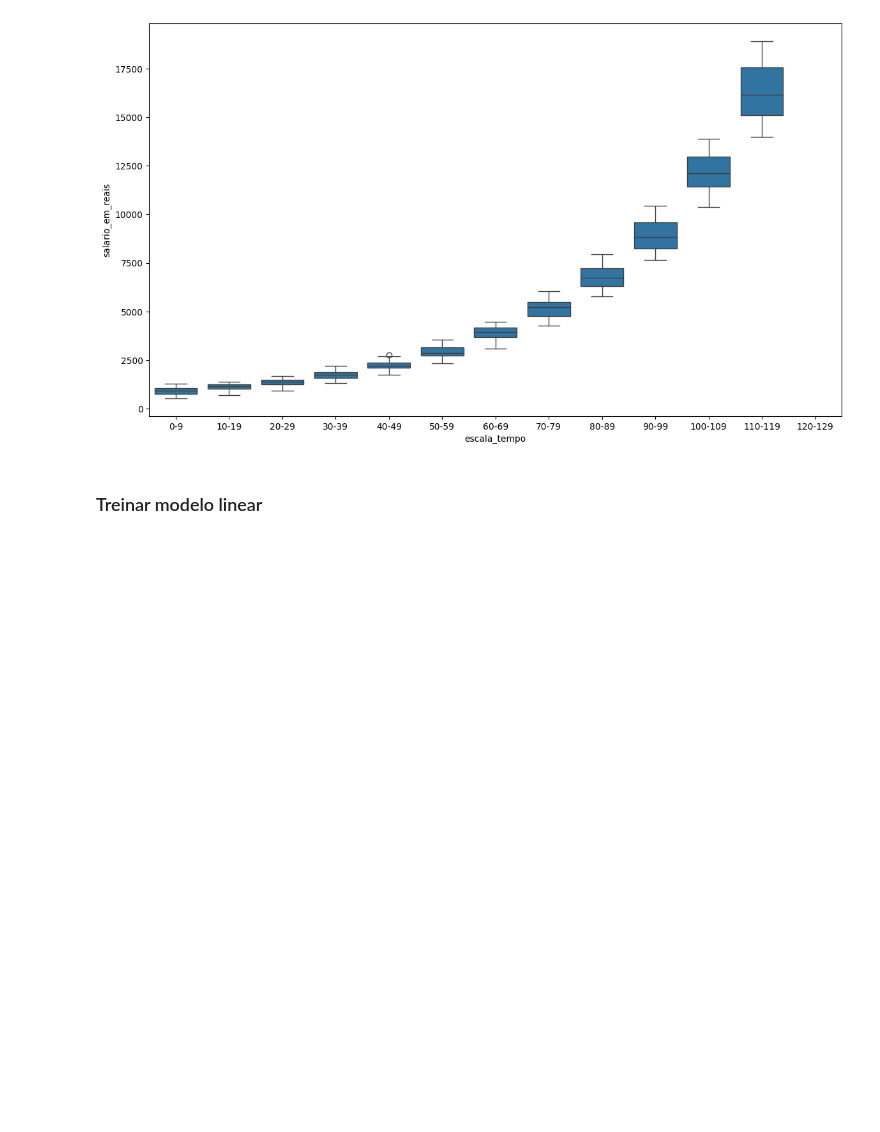
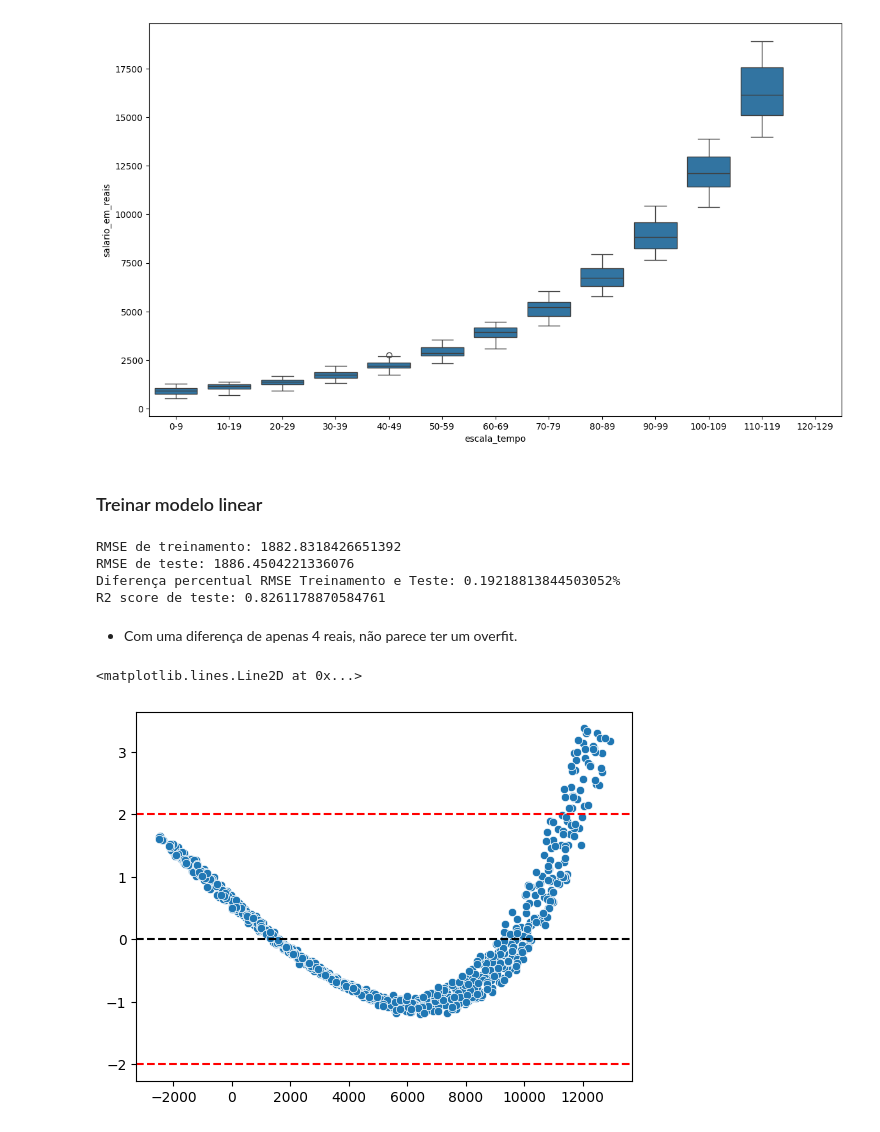
Before and after one commit to rcmonteiro/curso-ia-rocketseat, a Jupyter notebook: regressao_polinomial/modelo_salario.ipynb, the cells around one changed output. Saved outputs shown, nothing was run; the diff lists cells and outputs as text; code cells hidden in the pictures; blank space fills up the shorter version.

Commit message:
chore: linear regression model analysis

```diff
--- a/regressao_polinomial/modelo_salario.ipynb
+++ b/regressao_polinomial/modelo_salario.ipynb
@@ -249,3 +249,51 @@ for train_index, test_index in kf.split(X):
   r2_scores_fold_test.append(r2_test)
   residuos.append(residuos_test)
   y_pred_total.append(y_test_pred)
+
+# Tirar a média das métricas armazenadas
+rmse_train_final = np.mean(rmse_scores_fold_train)
+rmse_test_final = np.mean(rmse_scores_fold_test)
+r2_test_final = np.mean(r2_scores_fold_test)
+
+# Qual a diferença percentual entre o RMSE de treinamento e teste
+rmse_difference = (rmse_test_final - rmse_train_final) / rmse_train_final * 100
+
+# Temos uma lista de listas de resíduos, e precisamos dar um reshape para ficar unidimensional
+residuos_total = np.array(residuos).reshape(-1)
+
+# O mesmo para as predições
+y_pred_total = np.array(y_pred_total).reshape(-1)
+# %%
+# Fazer a análise das métricas do modelo de regressão linear
+
+print(f'RMSE de treinamento: {rmse_train_final}')
+print(f'RMSE de teste: {rmse_test_final}')
+print(f'Diferença percentual RMSE Treinamento e Teste: {rmse_difference}%')
+print(f'R2 score de teste: {r2_test_final}')
+# %% [output]
+RMSE de treinamento: 1882.8318426651392
+RMSE de teste: 1886.4504221336076
+Diferença percentual RMSE Treinamento e Teste: 0.19218813844503052%
+R2 score de teste: 0.8261178870584761
+# %% [markdown]
+- Com uma diferença de apenas 4 reais, não parece ter um overfit.
+# %%
+# Fazer a análise de resíduos do modelo de regressão linear
+
+# Transformar os resíduos para a escala padrão
+# (X - média) / desvio padrão
+
+from scipy.stats import zscore
+
+residuos_std = zscore(residuos_total)
+
+# Verificar a linearidade dos resíduos (entre -2 e 2)
+# Verificar a Homocedasticidade, se tem algum tendência ou formato
+
+sns.scatterplot(x=y_pred_total, y=residuos_std)
+plt.axhline(y=0, color='k', linestyle='--')
+plt.axhline(y=-2, color='r', linestyle='--')
+plt.axhline(y=2, color='r', linestyle='--')
+# %% [output]
+<matplotlib.lines.Line2D at 0x...>
+[figure, added]
```
Also changed, not shown: parts of 9 cells of this notebook, 1 other file.
